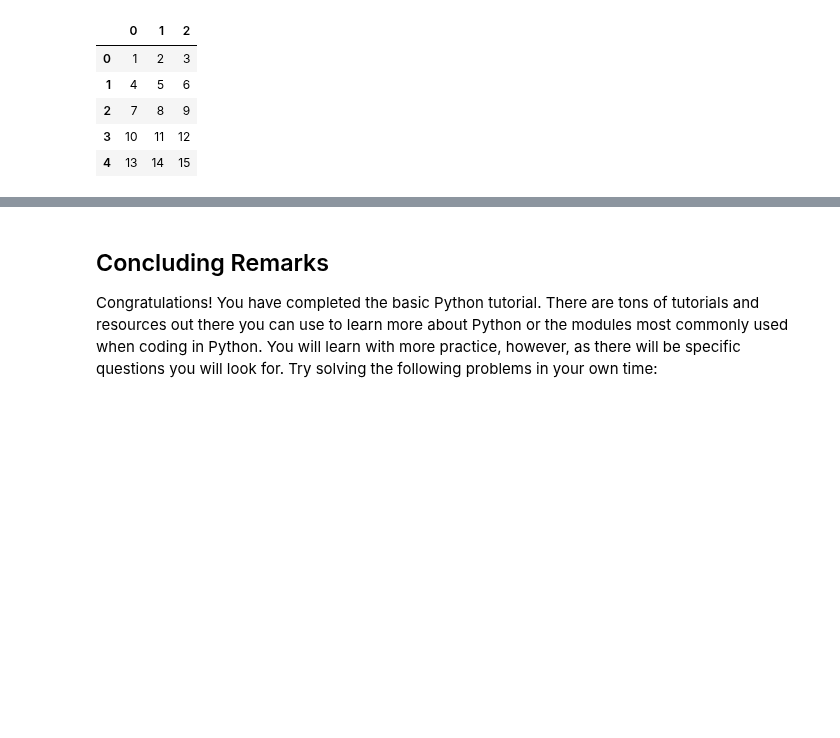
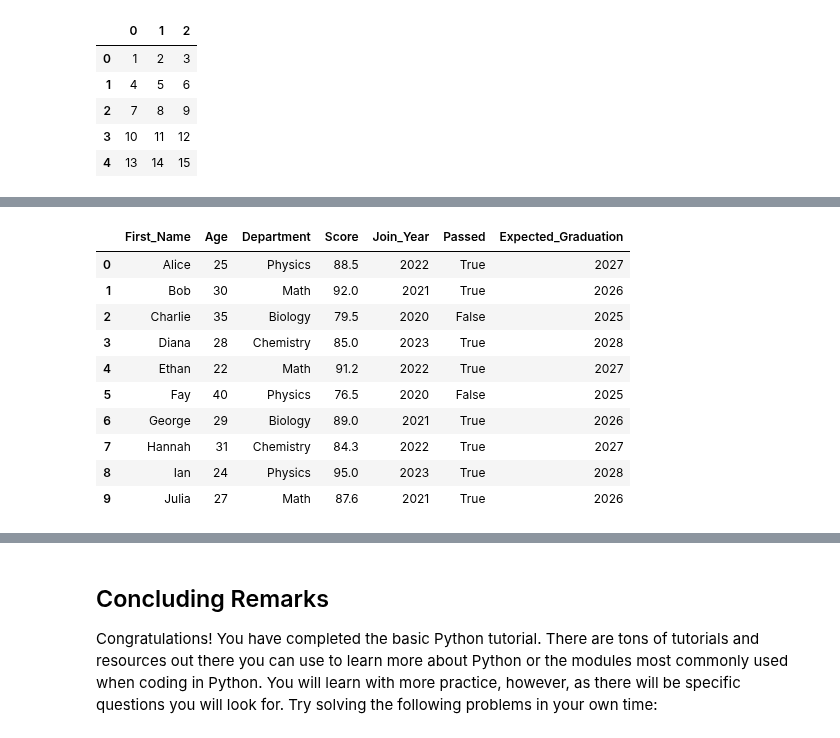
Before and after one commit to cdrischler/compphysics-summer-tutorials, a Jupyter notebook: python_tutorial.ipynb, the cells around one changed output, grey strips where cells are left out. Saved outputs shown, nothing was run; the diff lists cells and outputs as text; code cells hidden in the pictures; blank space fills up the shorter version.

```diff
--- a/python_tutorial.ipynb
+++ b/python_tutorial.ipynb
@@ -862,0 +958,3 @@ Pandas also allows reading from and writing to various file formats like csv, js
+# %%
+## You can also drop columns
+df.drop(columns=["Age","Passed"], inplace=False) # when `inplace` is True, changes are made to the original Dataframe
@@ -862,0 +973,16 @@ Pandas also allows reading from and writing to various file formats like csv, js
+# %%
+## You can also reorder columns
+df = df[["First_Name", "Age", "Department" , "Score", "Join_Year", "Passed" , "Expected_Graduation"]]
+df
+# %% [output]
+|  | First_Name | Age | Department | Score | Join_Year | Passed | Expected_Graduation |
+| 0 | Alice | 25 | Physics | 88.5 | 2022 | True | 2027 |
+| 1 | Bob | 30 | Math | 92.0 | 2021 | True | 2026 |
+| 2 | Charlie | 35 | Biology | 79.5 | 2020 | False | 2025 |
+| 3 | Diana | 28 | Chemistry | 85.0 | 2023 | True | 2028 |
+| 4 | Ethan | 22 | Math | 91.2 | 2022 | True | 2027 |
+| 5 | Fay | 40 | Physics | 76.5 | 2020 | False | 2025 |
+| 6 | George | 29 | Biology | 89.0 | 2021 | True | 2026 |
+| 7 | Hannah | 31 | Chemistry | 84.3 | 2022 | True | 2027 |
+| 8 | Ian | 24 | Physics | 95.0 | 2023 | True | 2028 |
+| 9 | Julia | 27 | Math | 87.6 | 2021 | True | 2026 |
```
Also changed, not shown: parts of 28 cells of this notebook, 3 other files.
